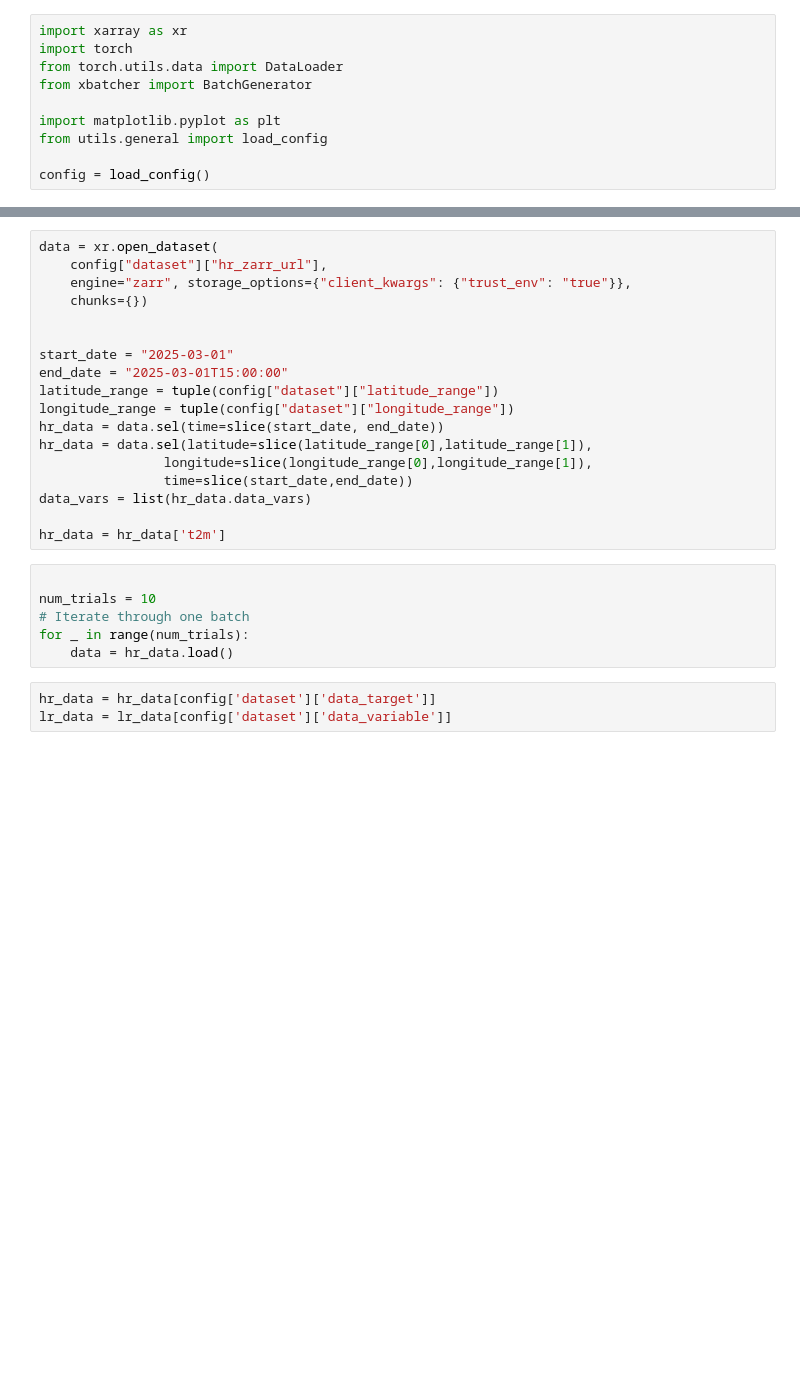
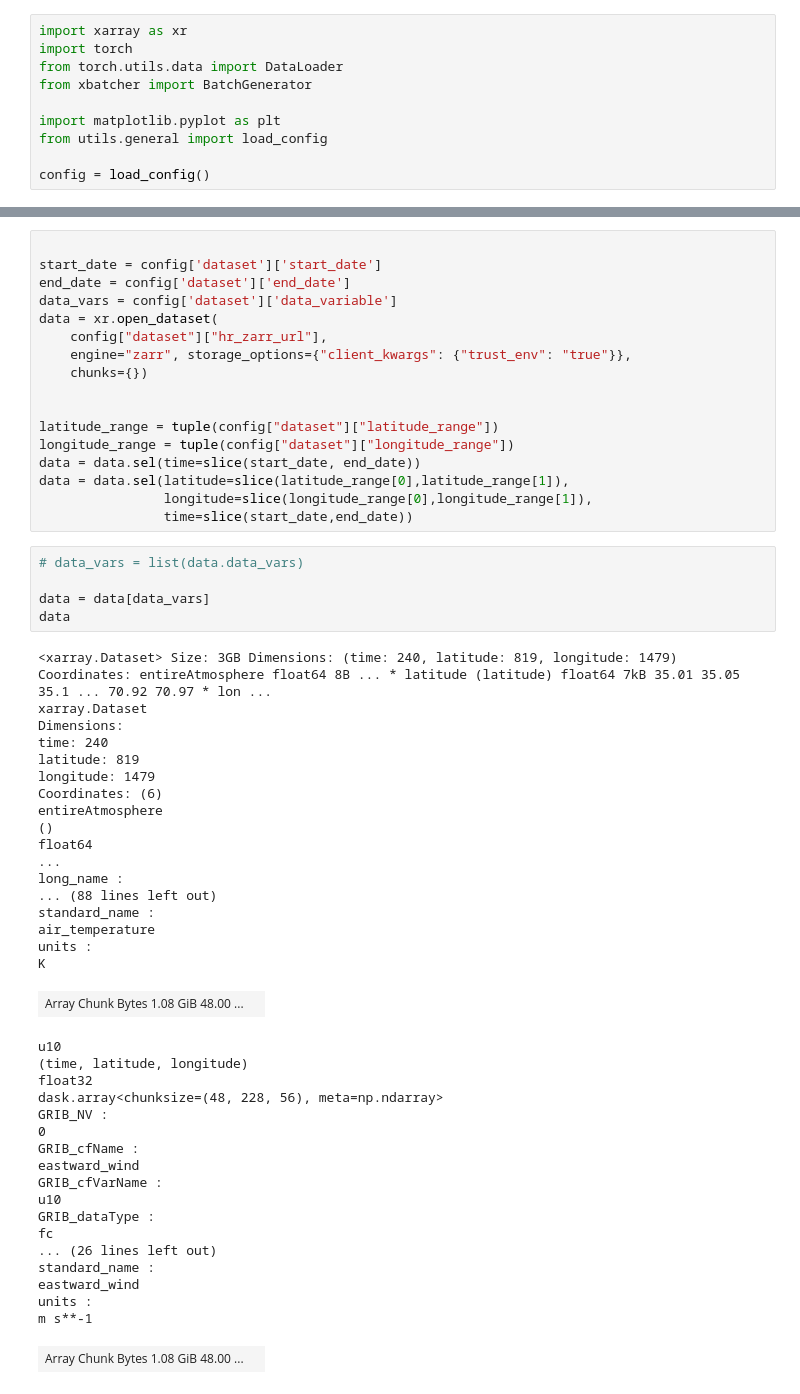
Before and after one commit to sebastien-tetaud/destine-super-resolution, a Jupyter notebook: xbatch_test.ipynb, the cells around one changed output, grey strips where cells are left out. Cells and saved outputs as stored; diff of their text form; blank space fills up the shorter version.

```diff
--- a/xbatch_test.ipynb
+++ b/xbatch_test.ipynb
@@ -21,27 +31,59 @@ hr_data = xr.open_dataset(
 # %%
+
+start_date = config['dataset']['start_date']
+end_date = config['dataset']['end_date']
+data_vars = config['dataset']['data_variable']
 data = xr.open_dataset(
     config["dataset"]["hr_zarr_url"],
     engine="zarr", storage_options={"client_kwargs": {"trust_env": "true"}},
     chunks={})
 
 
-start_date = "2025-03-01"
-end_date = "2025-03-01T15:00:00"
 latitude_range = tuple(config["dataset"]["latitude_range"])
 longitude_range = tuple(config["dataset"]["longitude_range"])
-hr_data = data.sel(time=slice(start_date, end_date))
-hr_data = data.sel(latitude=slice(latitude_range[0],latitude_range[1]),
+data = data.sel(time=slice(start_date, end_date))
+data = data.sel(latitude=slice(latitude_range[0],latitude_range[1]),
                 longitude=slice(longitude_range[0],longitude_range[1]),
                 time=slice(start_date,end_date))
-data_vars = list(hr_data.data_vars)
-
-hr_data = hr_data['t2m']
-# %%
-
-num_trials = 10
-# Iterate through one batch
-for _ in range(num_trials):
-    data = hr_data.load()
-# %%
-hr_data = hr_data[config['dataset']['data_target']]
-lr_data = lr_data[config['dataset']['data_variable']]
+# %%
+# data_vars = list(data.data_vars)
+
+data = data[data_vars]
+data
+# %% [output]
+<xarray.Dataset> Size: 3GB Dimensions: (time: 240, latitude: 819, longitude: 1479) Coordinates: entireAtmosphere float64 8B ... * latitude (latitude) float64 7kB 35.01 35.05 35.1 ... 70.92 70.97 * lon ...
+xarray.Dataset
+Dimensions:
+time: 240
+latitude: 819
+longitude: 1479
+Coordinates: (6)
+entireAtmosphere
+()
+float64
+...
+long_name :
+... (88 lines left out)
+standard_name :
+air_temperature
+units :
+K
+| Array Chunk Bytes 1.08 GiB 48.00 ... |  |
+u10
+(time, latitude, longitude)
+float32
+dask.array<chunksize=(48, 228, 56), meta=np.ndarray>
+GRIB_NV :
+0
+GRIB_cfName :
+eastward_wind
+GRIB_cfVarName :
+u10
+GRIB_dataType :
+fc
+... (26 lines left out)
+standard_name :
+eastward_wind
+units :
+m s**-1
+| Array Chunk Bytes 1.08 GiB 48.00 ... |  |
```
Also changed, not shown: parts of 8 cells of this notebook, 3 other files.
